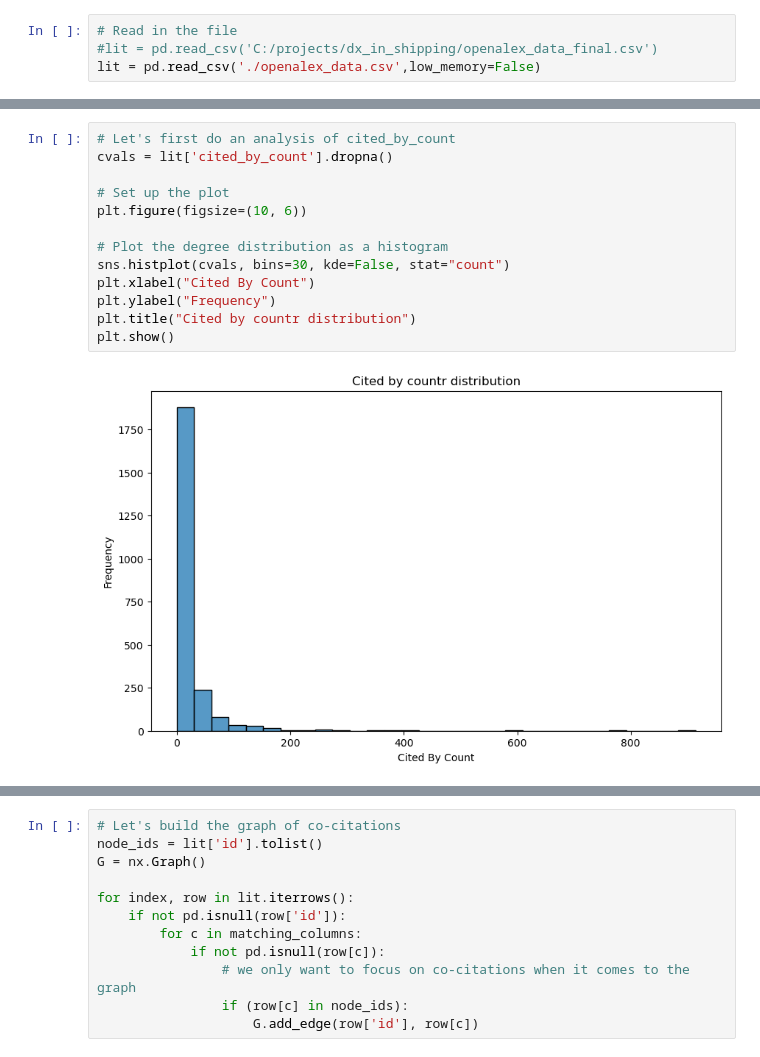
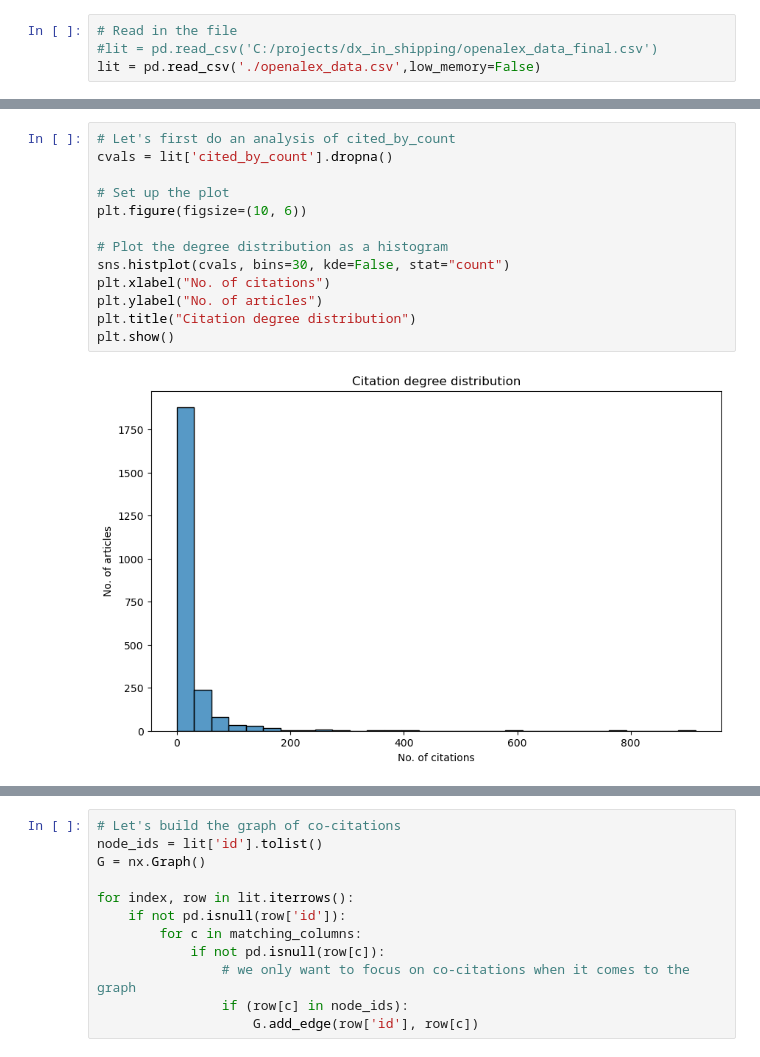
Before and after one commit to ferrariniluca78/dx_in_shipping, a Jupyter notebook: SlrDxInShipping_CitationCoCitation.ipynb, the cells around one changed output, grey strips where cells are left out. Saved outputs shown, nothing was run; the diff lists cells and outputs as text.

```diff
--- a/SlrDxInShipping_CitationCoCitation.ipynb
+++ b/SlrDxInShipping_CitationCoCitation.ipynb
@@ -45,18 +98,18 @@ matching_columns.remove('referenced_works_count')
 # %%
 # Let's first do an analysis of cited_by_count
 cvals = lit['cited_by_count'].dropna()
 
 # Set up the plot
 plt.figure(figsize=(10, 6))
 
 # Plot the degree distribution as a histogram
 sns.histplot(cvals, bins=30, kde=False, stat="count")
-plt.xlabel("Cited By Count")
-plt.ylabel("Frequency")
-plt.title("Cited by countr distribution")
+plt.xlabel("No. of citations")
+plt.ylabel("No. of articles")
+plt.title("Citation degree distribution")
 plt.show()
 # %% [output]
-[figure, old version]
+[figure, new version]
 # %%
 # LEt's see if it could be a powerlaw
 # Statistical analysis for powerlaw fitting
```
Also changed, not shown: parts of 11 cells of this notebook, 12 other files.
